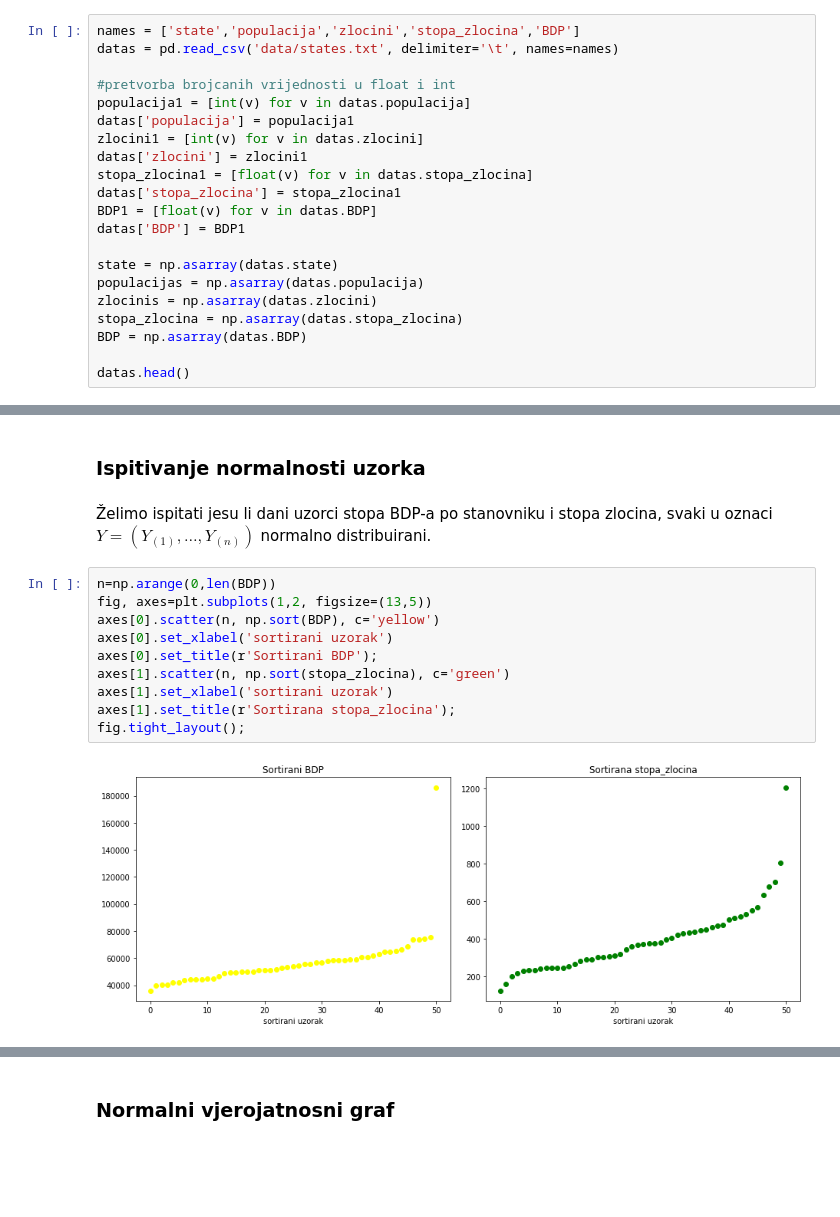
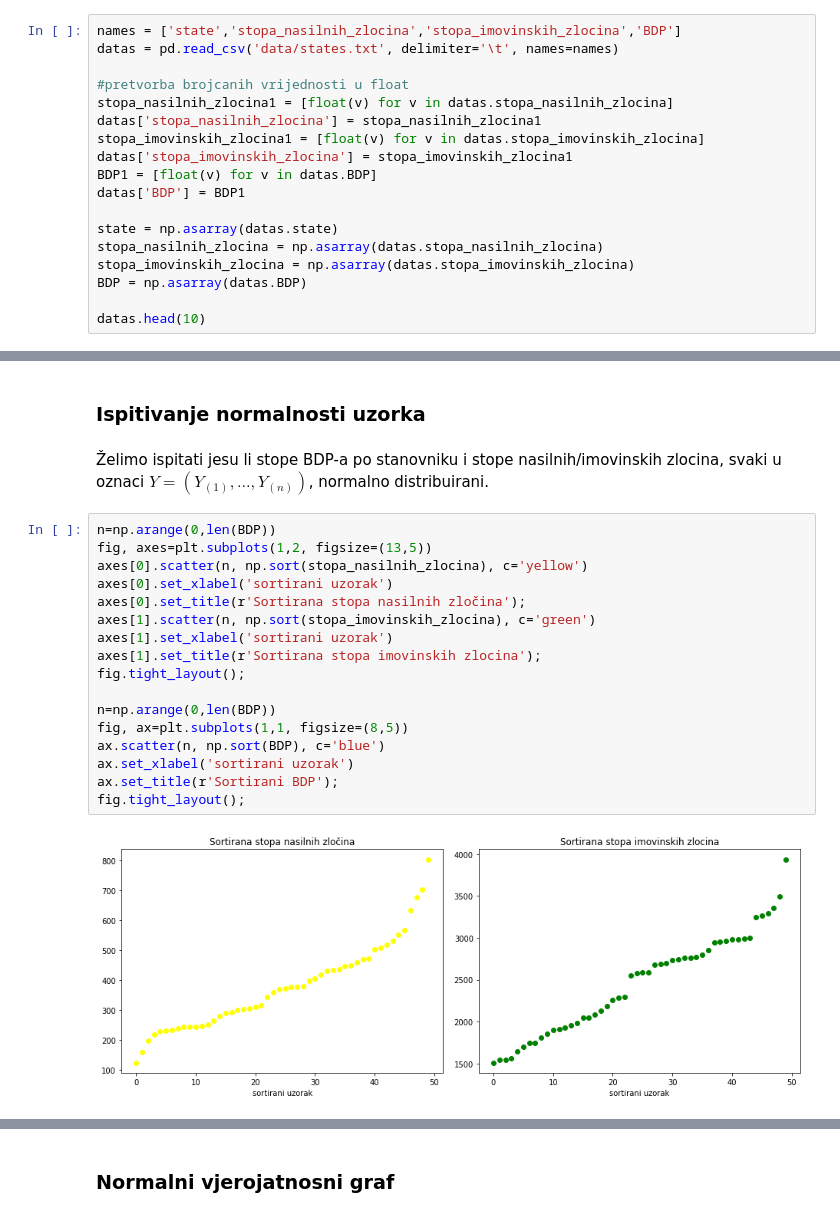
Before and after one commit to migamul/Matematicki-softver, a Jupyter notebook: Analiza zlocina u Sjedinjenim Americkim Drzavama.ipynb, the cells around one changed output, grey strips where cells are left out. Saved outputs shown, nothing was run; the diff lists cells and outputs as text; blank space fills up the shorter version.

```diff
--- a/Analiza zlocina u Sjedinjenim Americkim Drzavama.ipynb
+++ b/Analiza zlocina u Sjedinjenim Americkim Drzavama.ipynb
@@ -63,22 +60,19 @@ U ovom dijelu koristimo podatke it datoteke *staes.txt* . Prikaz datoteke *state
 # %%
-names = ['state','populacija','zlocini','stopa_zlocina','BDP']
+names = ['state','stopa_nasilnih_zlocina','stopa_imovinskih_zlocina','BDP']
 datas = pd.read_csv('data/states.txt', delimiter='\t', names=names)
 
-#pretvorba brojcanih vrijednosti u float i int
-populacija1 = [int(v) for v in datas.populacija]
-datas['populacija'] = populacija1
-zlocini1 = [int(v) for v in datas.zlocini]
-datas['zlocini'] = zlocini1
-stopa_zlocina1 = [float(v) for v in datas.stopa_zlocina]
-datas['stopa_zlocina'] = stopa_zlocina1
+#pretvorba brojcanih vrijednosti u float
+stopa_nasilnih_zlocina1 = [float(v) for v in datas.stopa_nasilnih_zlocina]
+datas['stopa_nasilnih_zlocina'] = stopa_nasilnih_zlocina1
+stopa_imovinskih_zlocina1 = [float(v) for v in datas.stopa_imovinskih_zlocina]
+datas['stopa_imovinskih_zlocina'] = stopa_imovinskih_zlocina1
 BDP1 = [float(v) for v in datas.BDP]
 datas['BDP'] = BDP1
 
 state = np.asarray(datas.state)
-populacijas = np.asarray(datas.populacija)
-zlocinis = np.asarray(datas.zlocini)
-stopa_zlocina = np.asarray(datas.stopa_zlocina)
+stopa_nasilnih_zlocina = np.asarray(datas.stopa_nasilnih_zlocina)
+stopa_imovinskih_zlocina = np.asarray(datas.stopa_imovinskih_zlocina)
 BDP = np.asarray(datas.BDP)
 
-datas.head()
+datas.head(10)
 # %% [output]
@@ -177,16 +193,23 @@ fig.tight_layout();
 # %% [markdown]
 ### Ispitivanje normalnosti uzorka
 # %% [markdown]
-Želimo ispitati jesu li dani uzorci stopa BDP-a po stanovniku i stopa zlocina, svaki u oznaci $ Y = (Y_{(1)}, \dots , Y_{(n)}) $ normalno distribuirani.
+Želimo ispitati jesu li stope BDP-a po stanovniku i stope nasilnih/imovinskih zlocina, svaki u oznaci $ Y = (Y_{(1)}, \dots , Y_{(n)}) $, normalno distribuirani.
 # %%
 n=np.arange(0,len(BDP))
 fig, axes=plt.subplots(1,2, figsize=(13,5))
-axes[0].scatter(n, np.sort(BDP), c='yellow')
+axes[0].scatter(n, np.sort(stopa_nasilnih_zlocina), c='yellow')
 axes[0].set_xlabel('sortirani uzorak')
-axes[0].set_title(r'Sortirani BDP');
-axes[1].scatter(n, np.sort(stopa_zlocina), c='green')
+axes[0].set_title(r'Sortirana stopa nasilnih zločina');
+axes[1].scatter(n, np.sort(stopa_imovinskih_zlocina), c='green')
 axes[1].set_xlabel('sortirani uzorak')
-axes[1].set_title(r'Sortirana stopa_zlocina');
+axes[1].set_title(r'Sortirana stopa imovinskih zlocina');
 fig.tight_layout();
+
+n=np.arange(0,len(BDP))
+fig, ax=plt.subplots(1,1, figsize=(8,5))
+ax.scatter(n, np.sort(BDP), c='blue')
+ax.set_xlabel('sortirani uzorak')
+ax.set_title(r'Sortirani BDP');
+fig.tight_layout();
 # %% [output]
-[figure, old version]
+[figure, new version]
```
Also changed, not shown: parts of 66 cells of this notebook.
